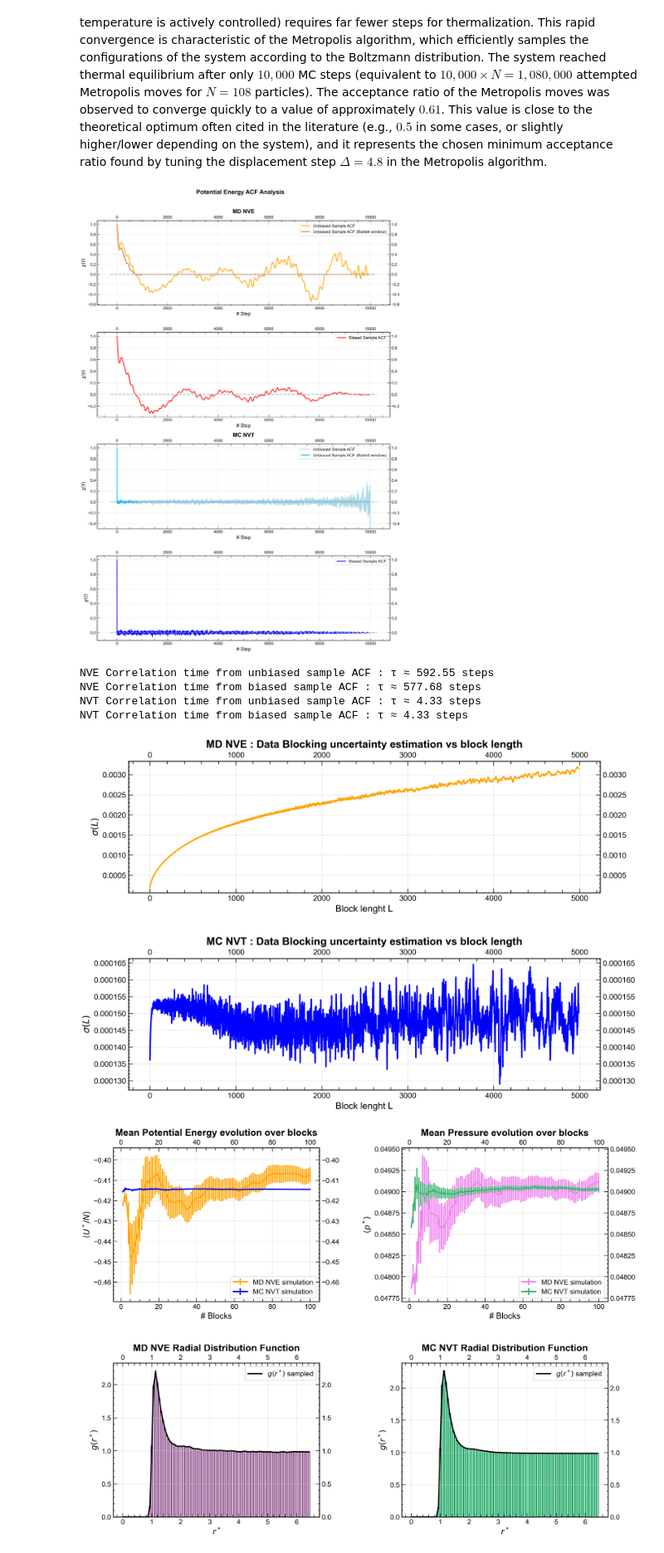
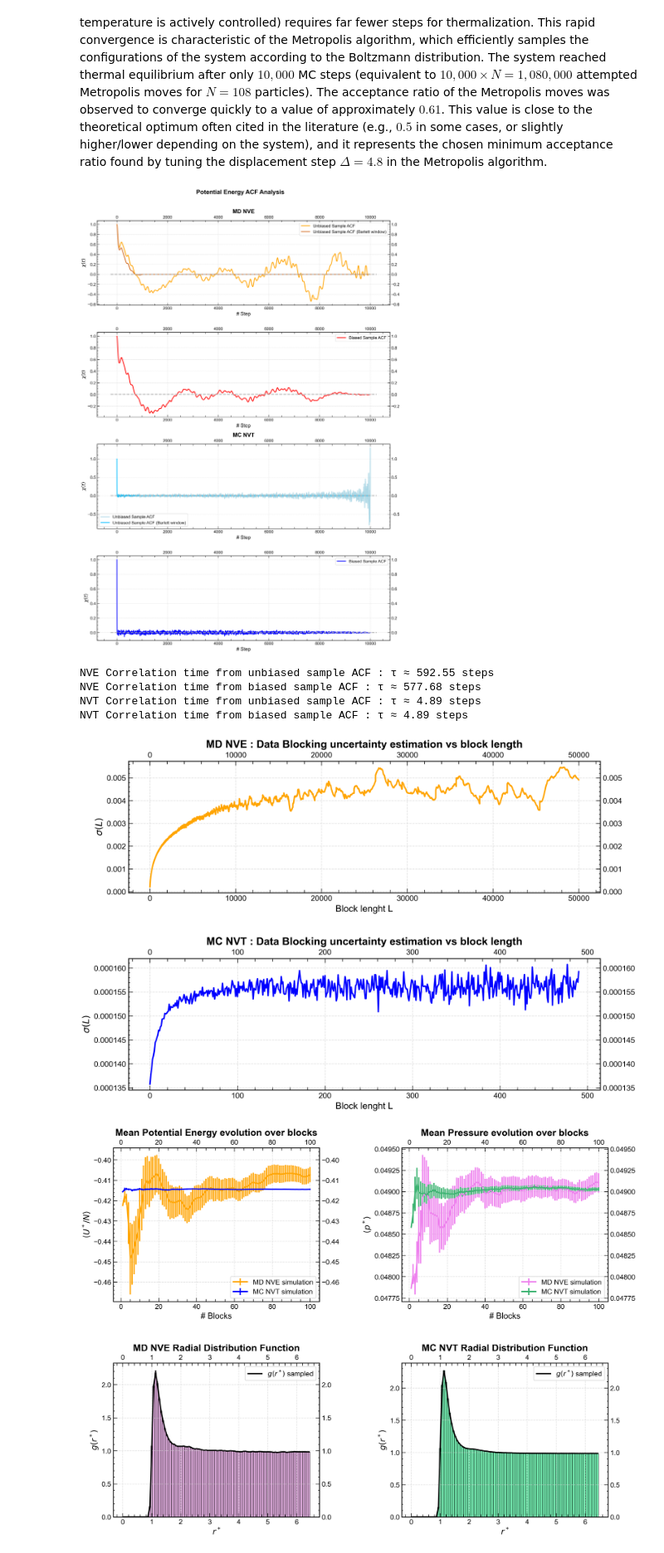
Before and after one commit to tomcnc/NSL, a Jupyter notebook: LSN_07/LSN_gas.ipynb, the cells around one changed output. Shown at 83% size. Drawn from its saved outputs; the diff is of its cells as text; code cells hidden in the pictures.

```diff
--- a/LSN_07/LSN_gas.ipynb
+++ b/LSN_07/LSN_gas.ipynb
@@ -300,7 +183,7 @@ axs[0].set_xlabel("# Step")
 axs[0].set_ylabel(r"$\chi(t)$")
 # axs[0].set_xlim(-500,10500)
 # axs[0].set_ylim(-0.5,1.2)
-axs[0].plot([-250, 10250], [0.0,0.0], color="darkgrey", linestyle="--")
+axs[0].hlines(0.0, -250, 10250, color="darkgrey", linestyle="--")
 axs[0].legend()
 
 axs[1].plot(x, biased_acf_NVE, color="red", label="Biased Sample ACF")
@@ -308,7 +191,7 @@ axs[1].set_xlabel("# Step")
 axs[1].set_ylabel(r"$\chi(t)$")
 # axs[1].set_xlim(-500,10500)
 # axs[1].set_ylim(-0.5,1.2)
-axs[1].plot([-250, 10250], [0.0,0.0], color="darkgrey", linestyle="--")
+axs[1].hlines(0.0, -250, 10250, color="darkgrey", linestyle="--")
 axs[1].legend()
 
 axs[2].set_title("MC NVT")
@@ -318,7 +201,7 @@ axs[2].set_xlabel("# Step")
 axs[2].set_ylabel(r"$\chi(t)$")
 # axs[2].set_xlim(-500,10500)
 # axs[2].set_ylim(-0.5,1.2)
-axs[2].plot([-250, 10250], [0.0,0.0], color="darkgrey", linestyle="--")
+axs[2].hlines(0.0, -250, 10250, color="darkgrey", linestyle="--")
 axs[2].legend()
 
 axs[3].plot(x, biased_acf_NVT, color="blue", label="Biased Sample ACF")
@@ -326,7 +209,7 @@ axs[3].set_xlabel("# Step")
 axs[3].set_ylabel(r"$\chi(t)$")
 # axs[3].set_xlim(-500,10500)
 # axs[3].set_ylim(-0.5,1.2)
-axs[3].plot([-250, 10250], [0.0,0.0], color="darkgrey", linestyle="--")
+axs[3].hlines(0.0, -250, 10250, color="darkgrey", linestyle="--")
 axs[3].legend()
 
 fig.tight_layout(rect=[0, 0.03, 1, 0.97])
@@ -334,18 +217,18 @@ fig.tight_layout(rect=[0, 0.03, 1, 0.97])
 fig.savefig("plot/gas/autocorrelation/autocorrelation_pot_energy.png")
 plt.show()
 
-NVE_ct_unbias = integrated_ac_time(unbiased_acf_NVE)
-NVE_ct_bias = integrated_ac_time(biased_acf_NVE)
-NVT_ct_unbias = integrated_ac_time(unbiased_acf_NVT)
-NVT_ct_bias = integrated_ac_time(biased_acf_NVT)
+NVE_ct_unbias = functions.integrated_ac_time(unbiased_acf_NVE)
+NVE_ct_bias = functions.integrated_ac_time(biased_acf_NVE)
+NVT_ct_unbias = functions.integrated_ac_time(unbiased_acf_NVT)
+NVT_ct_bias = functions.integrated_ac_time(biased_acf_NVT)
 
 print(f"NVE Correlation time from unbiased sample ACF : τ ≈ {NVE_ct_unbias:.2f} steps")
 print(f"NVE Correlation time from biased sample ACF : τ ≈ {NVE_ct_bias:.2f} steps")
 print(f"NVT Correlation time from unbiased sample ACF : τ ≈ {NVT_ct_unbias:.2f} steps")
 print(f"NVT Correlation time from biased sample ACF : τ ≈ {NVT_ct_bias:.2f} steps")
 # %% [output]
-[figure, old version]
+[figure, new version]
 NVE Correlation time from unbiased sample ACF : τ ≈ 592.55 steps
 NVE Correlation time from biased sample ACF : τ ≈ 577.68 steps
-NVT Correlation time from unbiased sample ACF : τ ≈ 4.33 steps
-NVT Correlation time from biased sample ACF : τ ≈ 4.33 steps
+NVT Correlation time from unbiased sample ACF : τ ≈ 4.89 steps
+NVT Correlation time from biased sample ACF : τ ≈ 4.89 steps
@@ -422,45 +240,52 @@ potential_NVT = np.loadtxt("MC_NVT/gas/autocorrelation_run/OUTPUT/potential_ener
 # Minimum block size
 L_min = 10
 # Maximum block size
-L_max = 5000
+L_max_NVT = 500
+L_max_NVE = 50000
 # Array of tested block sizes
-L_values = np.arange(L_min, L_max + 1)
+L_values_NVT = np.arange(L_min, L_max_NVT + 1)
+L_values_NVE = np.arange(L_min, L_max_NVE + 1)
 # Number of block sizes attempted
-num_L = len(L_values)
+num_L_NVT = len(L_values_NVT)
+num_L_NVE = len(L_values_NVE)
 # Arrays for calculated errors corresponding to successive block sizes
-err_NVE = np.zeros(num_L)
-err_NVT = np.zeros(num_L)
+err_NVE = np.zeros(num_L_NVE)
+err_NVT = np.zeros(num_L_NVT)
 
 # Loop over the tested block sizes and fill the respective error arrays
-for i in range(num_L):
-    L = L_values[i]
-    err_NVE[i] = data_blocking(potential_NVE, L)
-    err_NVT[i] = data_blocking(potential_NVT, L)
+for i in range(num_L_NVT):
+    L = L_values_NVT[i]
+    err_NVT[i] = functions.data_blocking(potential_NVT, L)
+
+for i in range(num_L_NVE):
+    L = L_values_NVE[i]
+    err_NVE[i] = functions.data_blocking(potential_NVE, L)
 # %%
-x = np.arange(0, len(err_NVE))
+x_NVE = np.arange(0, len(err_NVE))
+x_NVT = np.arange(0, len(err_NVT))
 
 fig, axs = plt.subplots(2, 1, figsize=(12,8))
 
 axs[0].set_title("MD NVE : Data Blocking uncertainty estimation vs block length")
-axs[0].plot(x, err_NVE, color="orange")
+axs[0].plot(x_NVE, err_NVE, color="orange")
 axs[0].set_xlabel("Block lenght L")
 axs[0].set_ylabel(r"$\sigma (L)$")
 
 axs[1].set_title("MC NVT : Data Blocking uncertainty estimation vs block length")
-axs[1].plot(x, err_NVT, color="blue")
+axs[1].plot(x_NVT, err_NVT, color="blue")
 axs[1].set_xlabel("Block lenght L")
 axs[1].set_ylabel(r"$\sigma (L)$")
 
 fig.subplots_adjust(
         wspace=0.3,  # Spazio orizzontale
         hspace=0.5, # Spazio verticale
         top=0.92     # move below plots (gives space to suptitle)
 )
 fig.savefig("plot/gas/autocorrelation/data_block_error.png")
 
 plt.show()
 # %% [output]
-[figure, old version]
+[figure, new version]
 # %%
 blocks, pot_en_NVE, pot_en_err_NVE = np.loadtxt("MD_NVE/gas/run/OUTPUT/potential_energy.dat", usecols=(0,2,3), unpack=True)
 press_NVE, press_err_NVE = np.loadtxt("MD_NVE/gas/run/OUTPUT/pressure.dat", usecols=(2,3), unpack=True)
```
Also changed, not shown: parts of 10 cells of this notebook, 26 other files.
